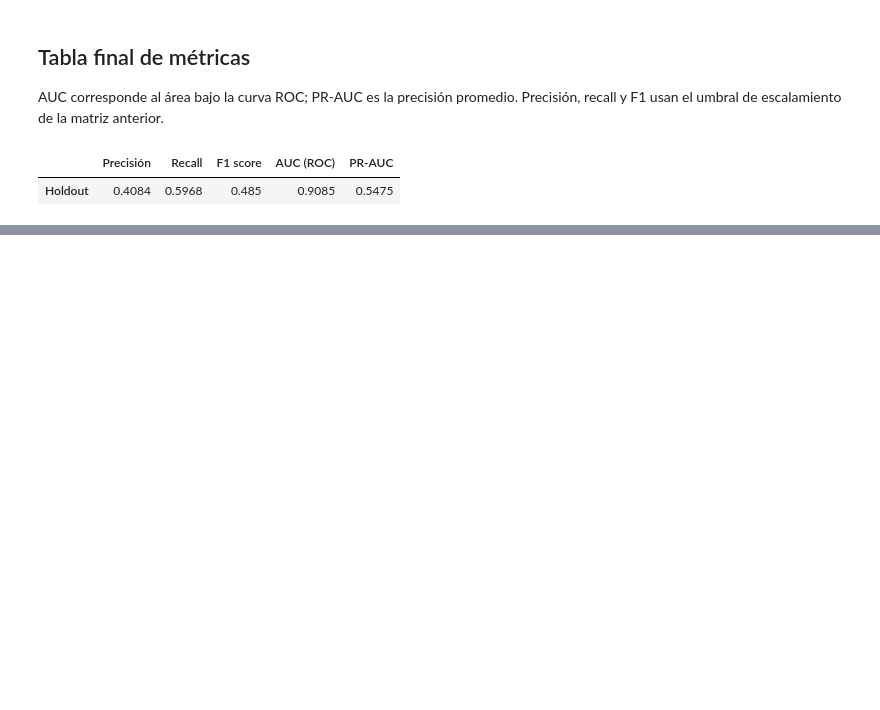
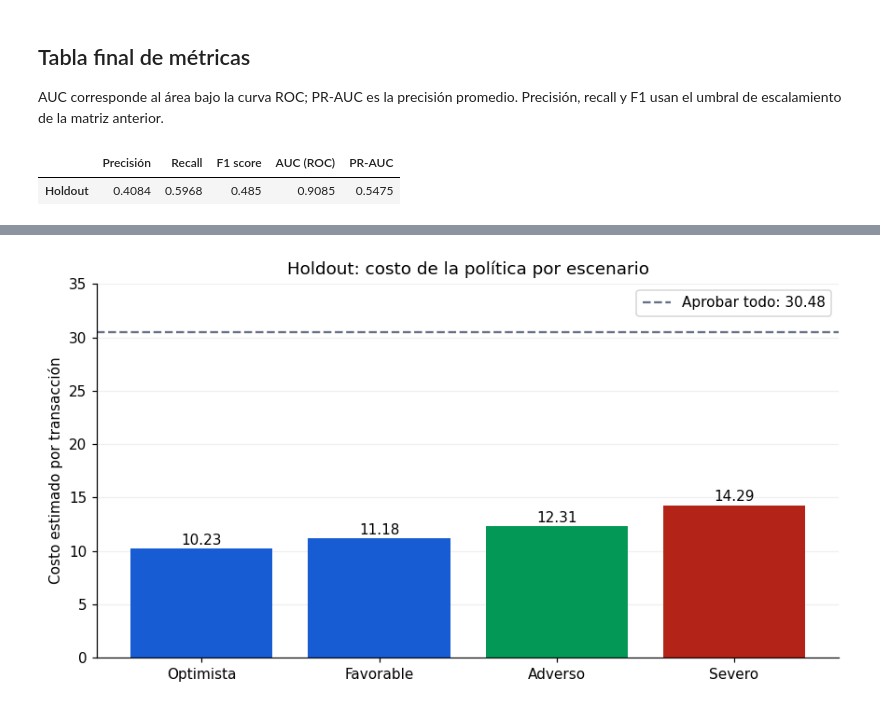
Before and after one commit to bianca-ap01/ptdia-proyecto1, a Jupyter notebook: 08_entrega_final_codigo/plot.ipynb, the cells around one changed output, grey strips where cells are left out. Saved outputs shown, nothing was run; the diff lists cells and outputs as text; code cells hidden in the pictures; blank space fills up the shorter version.

```diff
--- a/08_entrega_final_codigo/plot.ipynb
+++ b/08_entrega_final_codigo/plot.ipynb
@@ -666,0 +879,23 @@ display(metricas_holdout.round(4))
+# %%
+costos_holdout = pd.read_csv(outputs / "modelo_final/holdout_cost_scenarios.csv")
+orden_escenarios = ["optimista_100_100", "favorable_90_98", "adverso_80_95", "severo_60_90"]
+costos_holdout = costos_holdout.set_index("scenario").loc[orden_escenarios].reset_index()
+base_por_transaccion = costos_holdout.approve_all_total.iloc[0] / final_metrics["rows"]
+assert np.allclose(costos_holdout.approve_all_total, costos_holdout.approve_all_total.iloc[0])
+
+fig, ax = plt.subplots(figsize=(8, 4.4))
+x = np.arange(len(costos_holdout))
+ax.bar(x, costos_holdout.cost_per_txn, color=[BLUE, BLUE, GREEN, RED])
+ax.axhline(base_por_transaccion, color="#667085", ls="--", label=f"Aprobar todo: {base_por_transaccion:.2f}")
+for i, valor in enumerate(costos_holdout.cost_per_txn):
+    ax.text(i, valor + .4, f"{valor:.2f}", ha="center")
+ax.set_xticks(x, ["Optimista", "Favorable", "Adverso", "Severo"])
+ax.set(ylabel="Costo estimado por transacción", title="Holdout: costo de la política por escenario")
+ax.set_ylim(0, base_por_transaccion * 1.15)
+ax.legend()
+ax.grid(axis="y", alpha=.2)
+ax.set_axisbelow(True)
+fig.tight_layout()
+plt.show()
+# %% [output]
+[figure, added]
```
Also changed, not shown: parts of 25 cells of this notebook.
